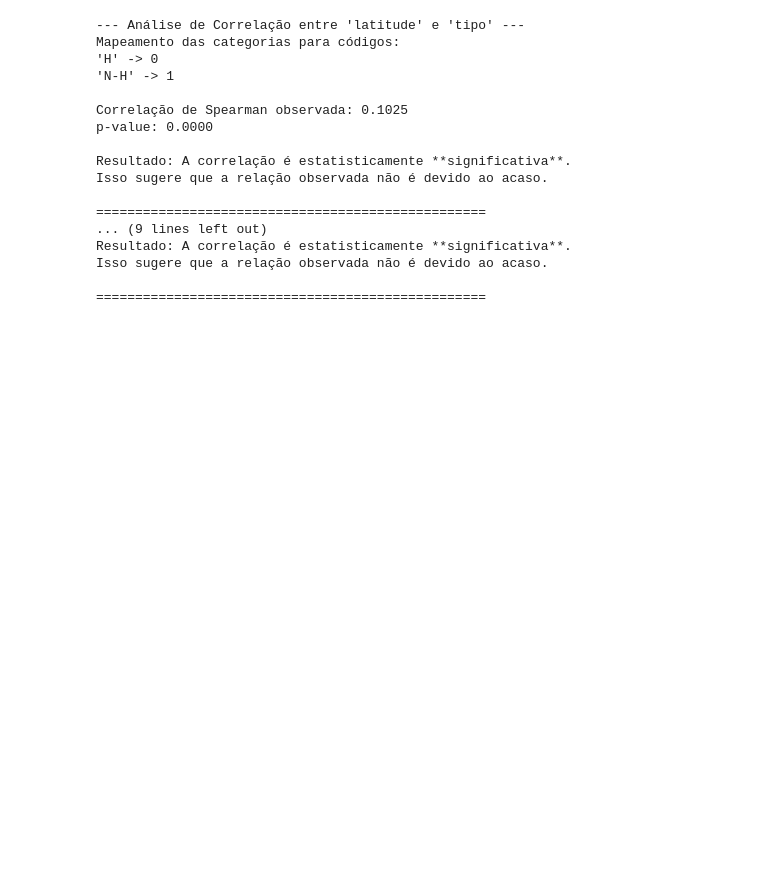
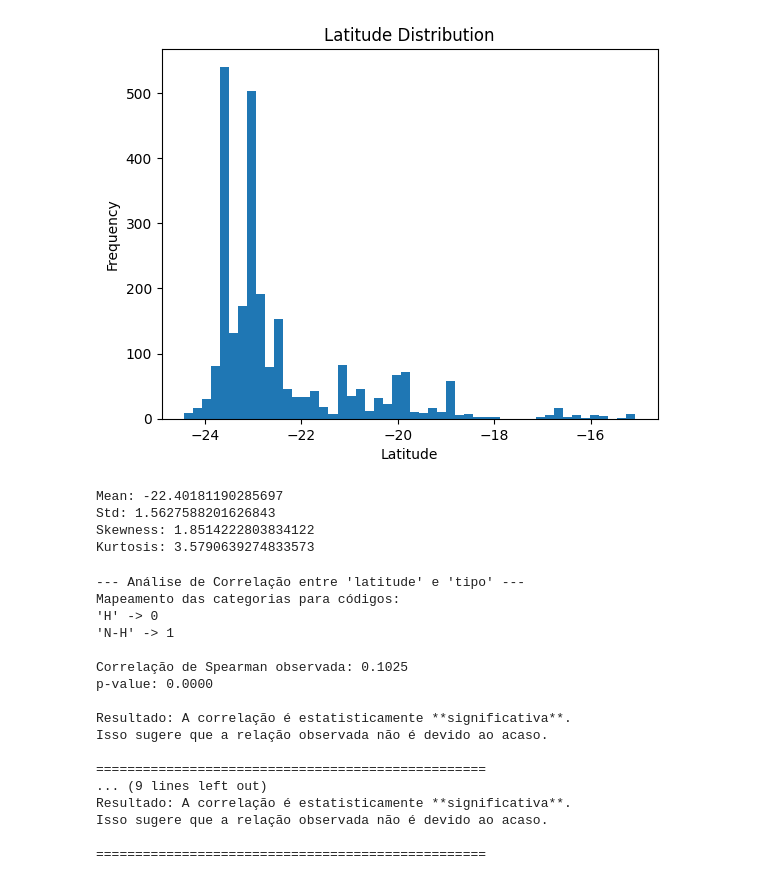
Before and after one commit to costaleirbag/saguis-dinov3, a Jupyter notebook: notebooks/EDA.ipynb, the cells around one changed output. Saved outputs shown, nothing was run; the diff lists cells and outputs as text; code cells hidden in the pictures; blank space fills up the shorter version.

```diff
--- a/notebooks/EDA.ipynb
+++ b/notebooks/EDA.ipynb
@@ -32,6 +32,28 @@ df.head()
 | 2 | -22.273861 | -47.564140 | 2009.0 | 10.0 | 296.0 | -0.866025 | 0.500000 | -0.932655 | 0.360771 | 0.0 | ... |
 | 3 | -21.868276 | -42.896158 | 2011.0 | 5.0 | 141.0 | 0.500000 | -0.866025 | 0.660152 | -0.751132 | 0.0 | ... |
 | 4 | -23.159688 | -44.820074 | 2011.0 | 7.0 | 182.0 | -0.500000 | -0.866025 | 0.017166 | -0.999853 | 0.0 | ... |
+# %%
+# Set the feature column to analyze
+feature_col = 'latitude'  # Change to the feature you want to analyze
+
+# Visualize mean, std, skewness, and kurtosis of the selected feature's histogram plot to study distribution
+import matplotlib.pyplot as plt
+plt.hist(df[feature_col], bins=50)
+plt.title(f'{feature_col.capitalize()} Distribution')
+plt.xlabel(feature_col.capitalize())
+plt.ylabel('Frequency')
+plt.show()
+
+print("Mean:", np.mean(df[feature_col]))
+print("Std:", np.std(df[feature_col]))
+print("Skewness:", pd.Series(df[feature_col]).skew())
+print("Kurtosis:", pd.Series(df[feature_col]).kurtosis())
+# %% [output]
+[figure, added]
+Mean: -22.40181190285697
+Std: 1.5627588201626843
+Skewness: 1.8514222803834122
+Kurtosis: 3.5790639274833573
 # %%
 import numpy as np
 import pandas as pd
```
Also changed, not shown: 11 other files.
